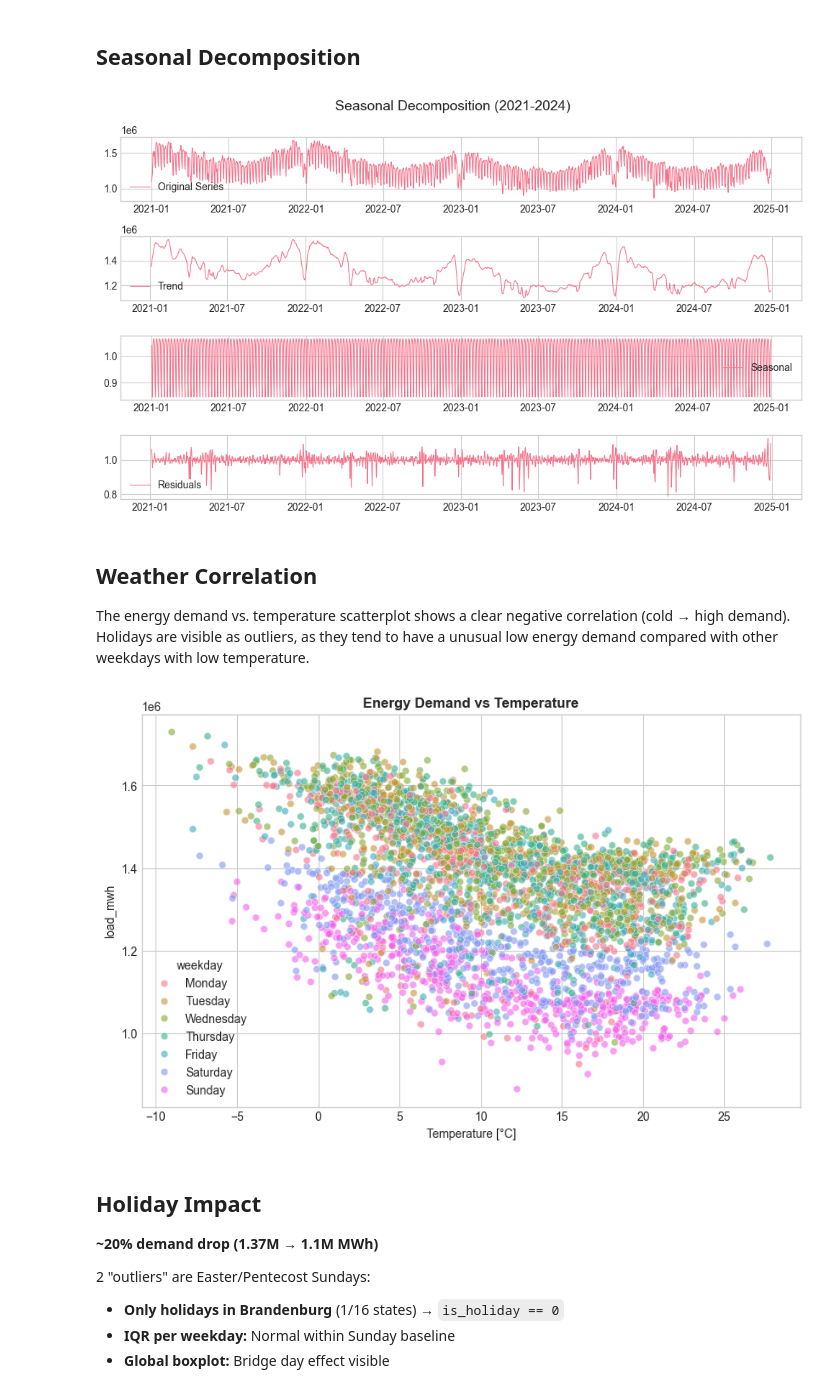
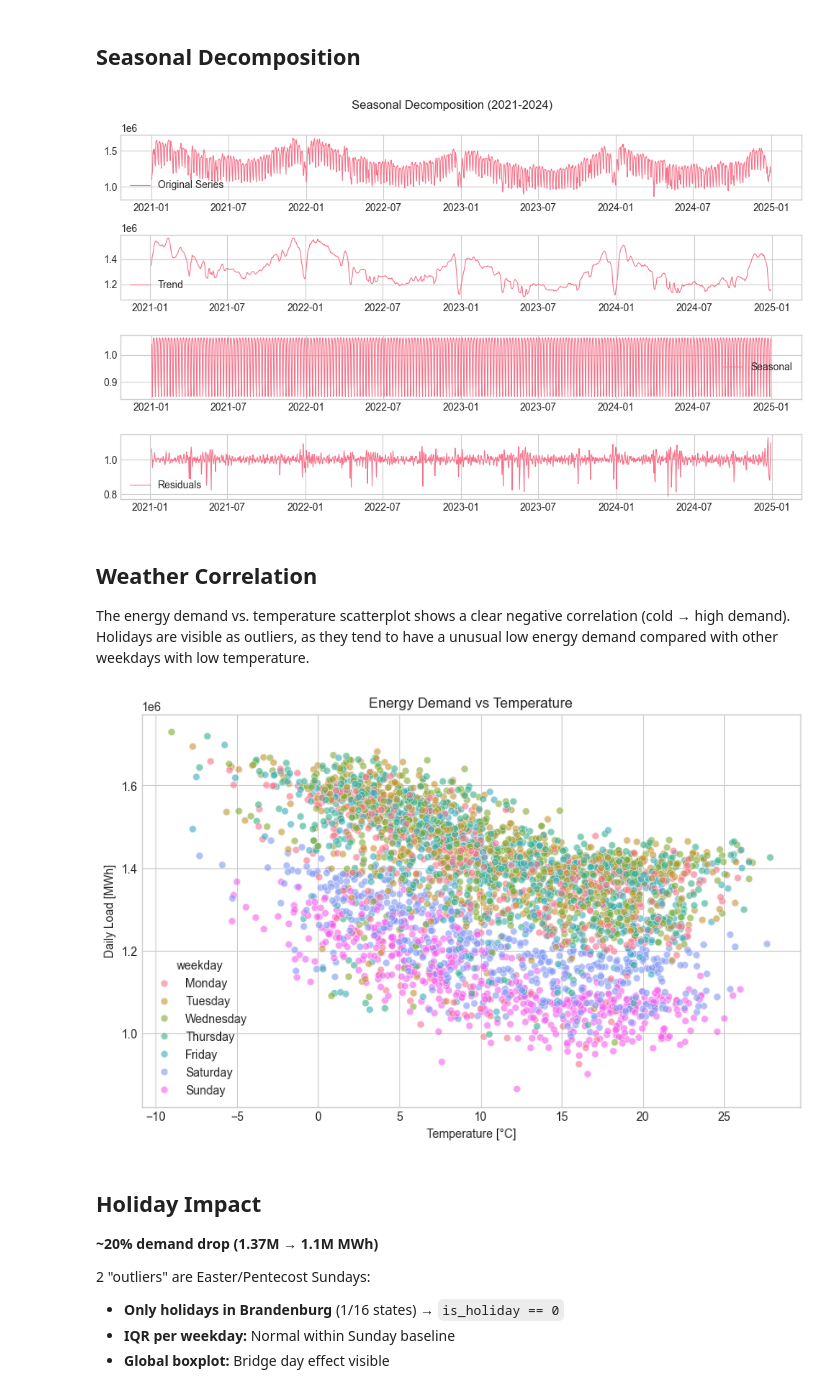
Before and after one commit to marakoe/energy-forecasting, a Jupyter notebook: notebooks/02_eda.ipynb, the cells around one changed output. Drawn from its saved outputs; the diff is of its cells as text; code cells hidden in the pictures.

```diff
--- a/notebooks/02_eda.ipynb
+++ b/notebooks/02_eda.ipynb
@@ -122,25 +123,26 @@ plt.subplot(4, 1, 4)
 plt.plot(subset.index, result.resid, label='Residuals', linewidth=0.8)
 plt.legend()
 
-plt.suptitle('Seasonal Decomposition (2021-2024)', fontsize=14)
+plt.suptitle('Seasonal Decomposition (2021-2024)')
 plt.tight_layout()
 plt.savefig('../images/04_seasonal_decomposition.png', dpi=300, bbox_inches='tight')
 plt.show()
 # %% [output]
-[figure, old version]
+[figure, new version]
 # %% [markdown]
 ## Weather Correlation
 The energy demand vs. temperature scatterplot shows a clear negative correlation (cold → high demand). Holidays are visible as outliers, as they tend to have a unusual low energy demand compared with other weekdays with low temperature.
 # %%
 fig, ax = plt.subplots(figsize=(10, 6))
 sns.scatterplot(data=energy_weather_day, x="TMK", y="load_mwh",
                 hue="weekday", alpha=0.6, ax=ax)
-ax.set_title('Energy Demand vs Temperature', fontweight='bold')
+ax.set_title('Energy Demand vs Temperature')
+ax.set_ylabel('Daily Load [MWh]')
 ax.set_xlabel('Temperature [°C]')
 plt.savefig('../images/05_weather.png', dpi=300, bbox_inches='tight')
 plt.show()
 # %% [output]
-[figure, old version]
+[figure, new version]
 # %% [markdown]
 ## Holiday Impact
 
```
Also changed, not shown: parts of 3 cells of this notebook, 5 other files.
